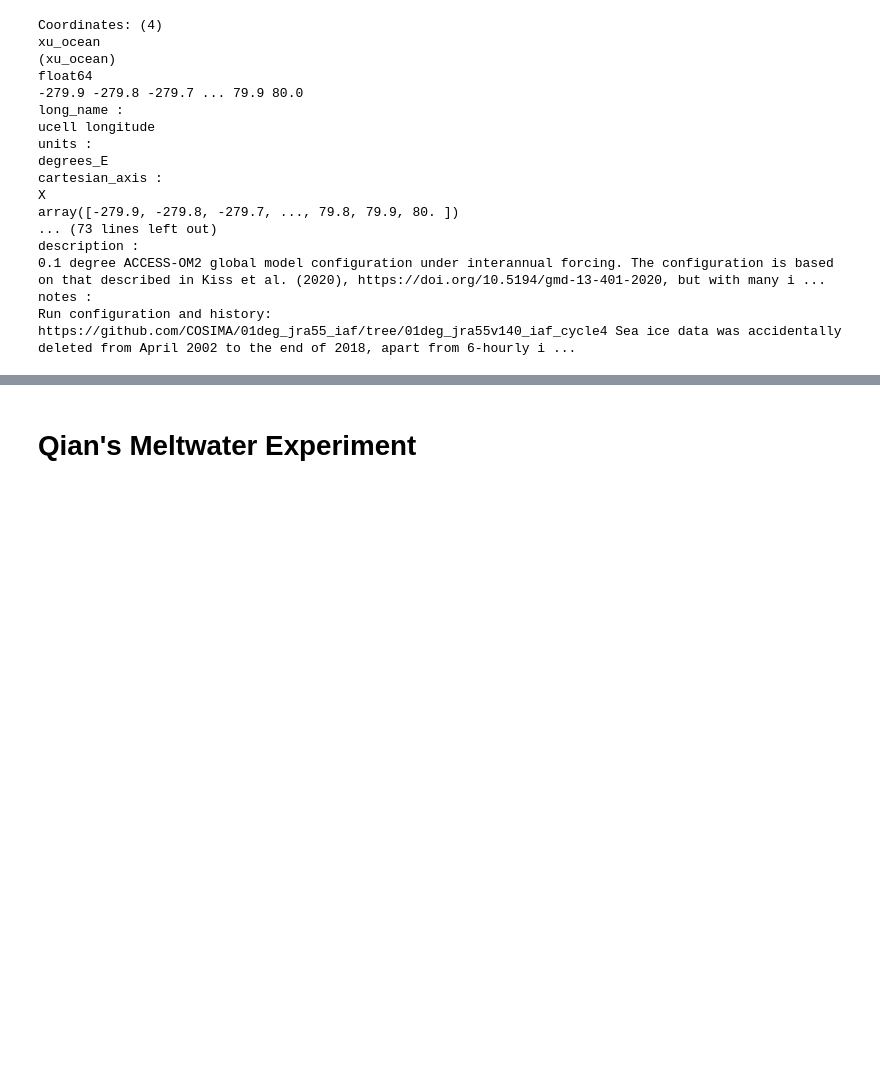
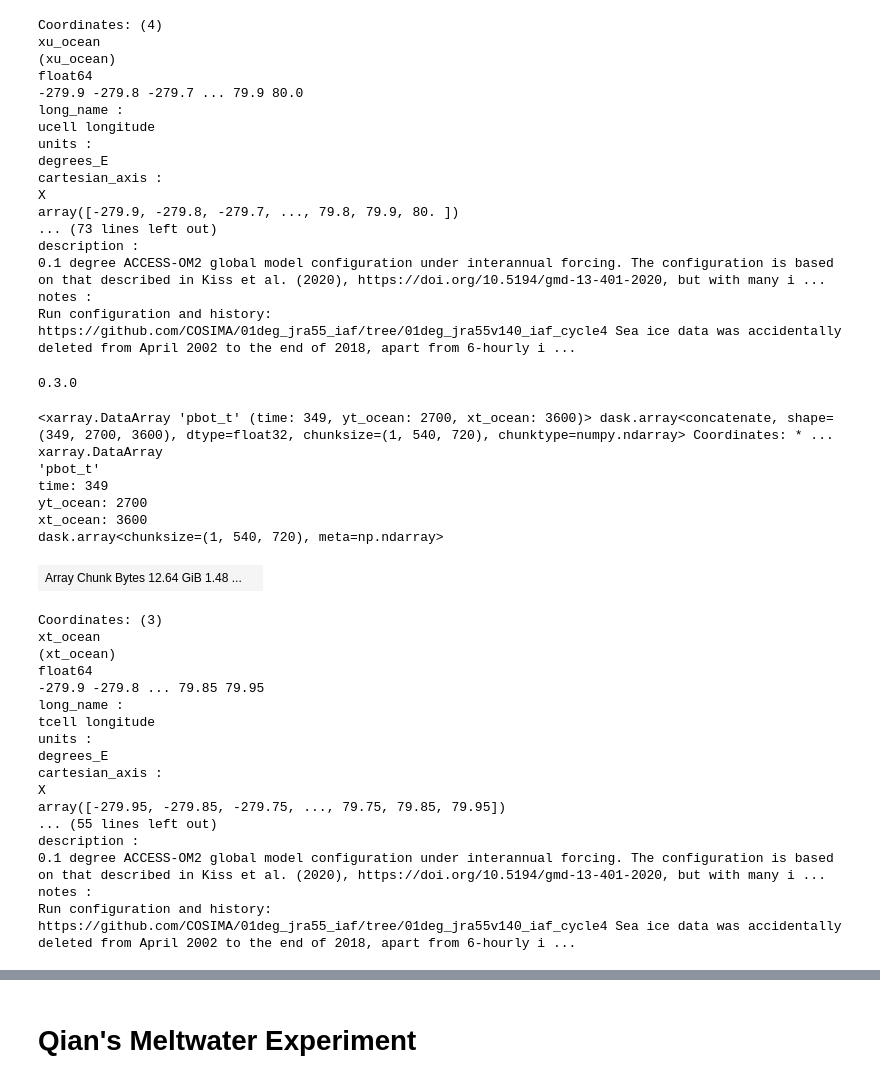
Before and after one commit to adityarn/CDW_mixing_ACCESS, a Jupyter notebook: Exploratory.ipynb, the cells around one changed output, grey strips where cells are left out. Cells and saved outputs as stored; diff of their text form; code cells hidden in the pictures; blank space fills up the shorter version.

```diff
--- a/Exploratory.ipynb
+++ b/Exploratory.ipynb
@@ -187,3 +198,35 @@ sea_level
 sea_level_SO_monthly = sea_level.sel(yt_ocean = slice(-82, -30))
 # %%
 sea_level_SO_monthly.to_netcdf("./sea_level_SO_monthly.nc")
+# %%
+variable = 'pbot_t'
+
+pbot_t = cc.querying.getvar(experiment, variable, session, start_time="1990-01-01", end_time="2019-01-01", frequency="1 monthly")
+pbot_t
+# %% [output]
+0.3.0
+<xarray.DataArray 'pbot_t' (time: 349, yt_ocean: 2700, xt_ocean: 3600)> dask.array<concatenate, shape=(349, 2700, 3600), dtype=float32, chunksize=(1, 540, 720), chunktype=numpy.ndarray> Coordinates: * ...
+xarray.DataArray
+'pbot_t'
+time: 349
+yt_ocean: 2700
+xt_ocean: 3600
+dask.array<chunksize=(1, 540, 720), meta=np.ndarray>
+| Array Chunk Bytes 12.64 GiB 1.48 ... |  |
+Coordinates: (3)
+xt_ocean
+(xt_ocean)
+float64
+-279.9 -279.8 ... 79.85 79.95
+long_name :
+tcell longitude
+units :
+degrees_E
+cartesian_axis :
+X
+array([-279.95, -279.85, -279.75, ..., 79.75, 79.85, 79.95])
+... (55 lines left out)
+description :
+0.1 degree ACCESS-OM2 global model configuration under interannual forcing. The configuration is based on that described in Kiss et al. (2020), https://doi.org/10.5194/gmd-13-401-2020, but with many i ...
+notes :
+Run configuration and history: https://github.com/COSIMA/01deg_jra55_iaf/tree/01deg_jra55v140_iaf_cycle4 Sea ice data was accidentally deleted from April 2002 to the end of 2018, apart from 6-hourly i ...
```
Also changed, not shown: parts of 11 cells of this notebook, 2 other files.
